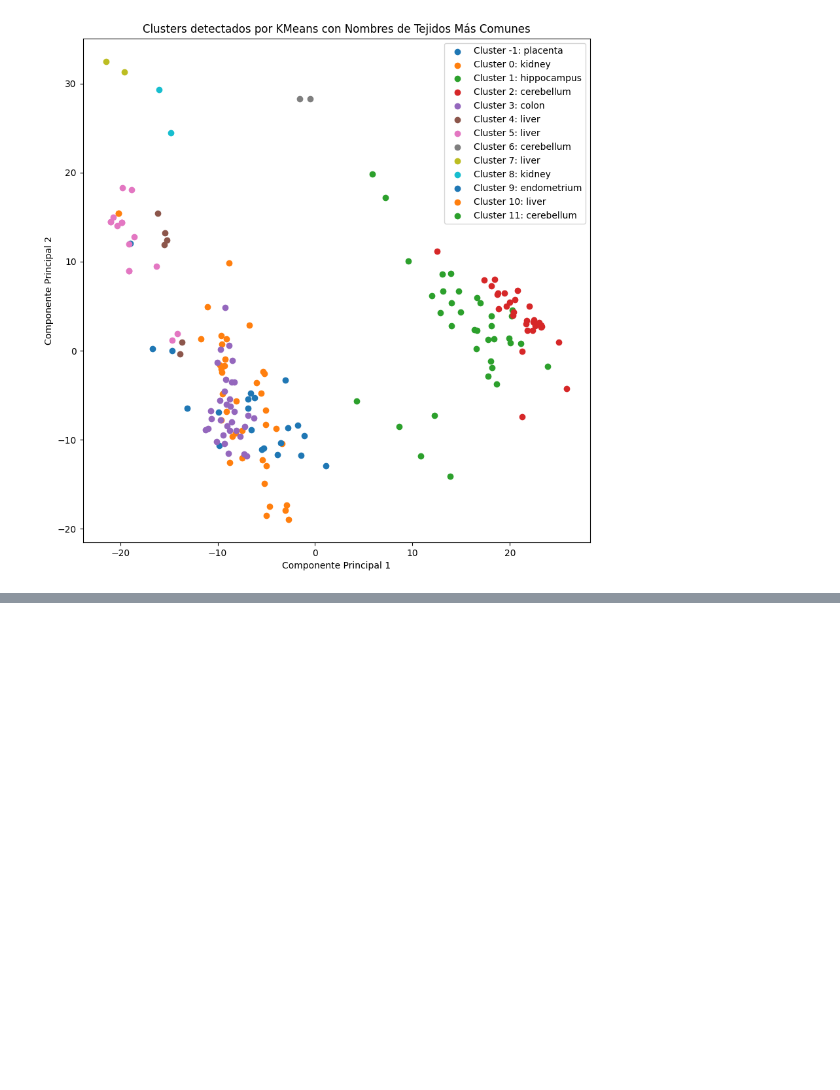
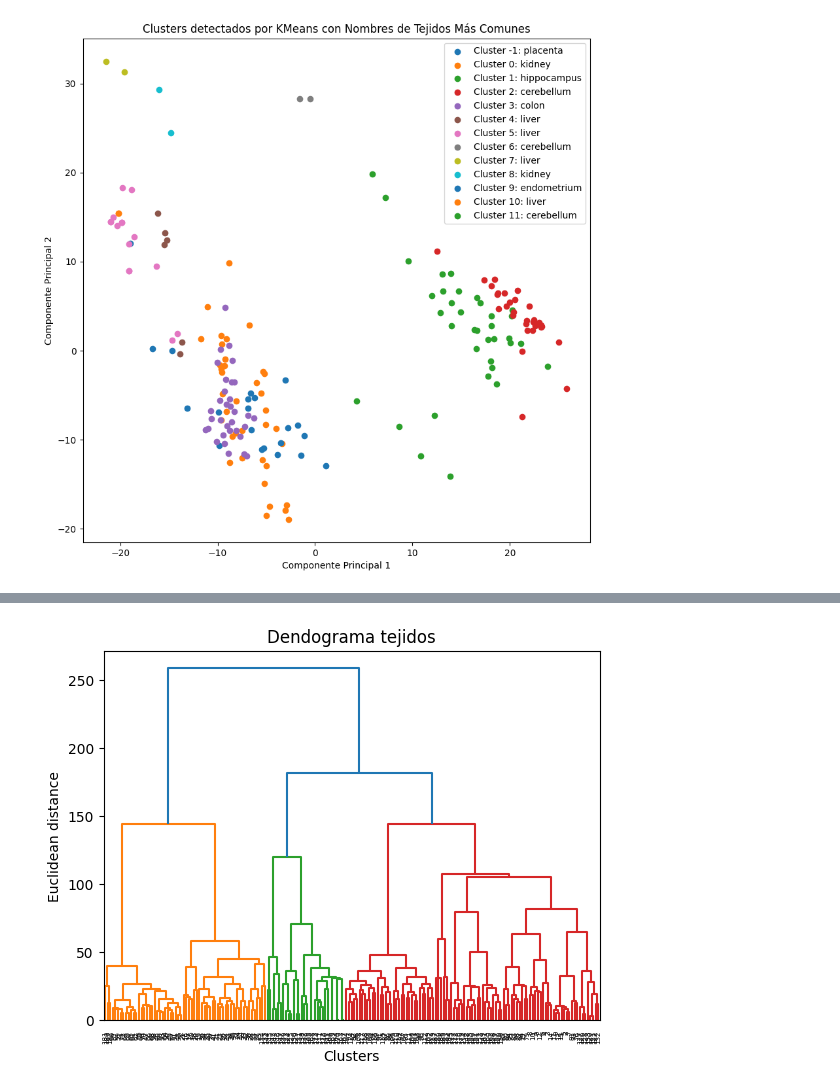
Before and after one commit to IsaacVera10/ML_Project2, a Jupyter notebook: main.ipynb, the cells around one changed output, grey strips where cells are left out. Drawn from its saved outputs; the diff is of its cells as text; code cells hidden in the pictures; blank space fills up the shorter version.

```diff
--- a/main.ipynb
+++ b/main.ipynb
@@ -760,0 +746,8 @@ plt.show()
+# %%
+dendogram_plot = dendrogram(linkage(data_reduced,method='ward'))
+plt.title('Dendograma tejidos')
+plt.xlabel('Clusters')
+plt.ylabel('Euclidean distance')
+plt.show()
+# %% [output]
+[figure, added]
```
Also changed, not shown: parts of 18 cells of this notebook.
